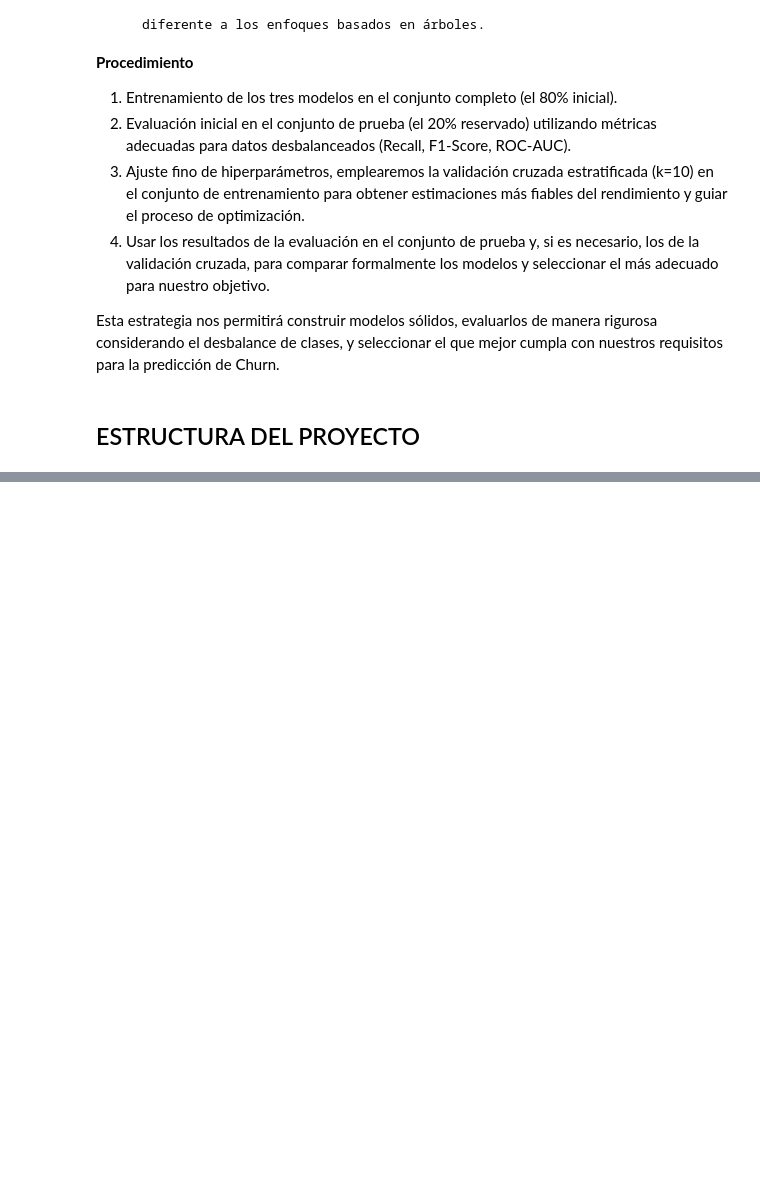
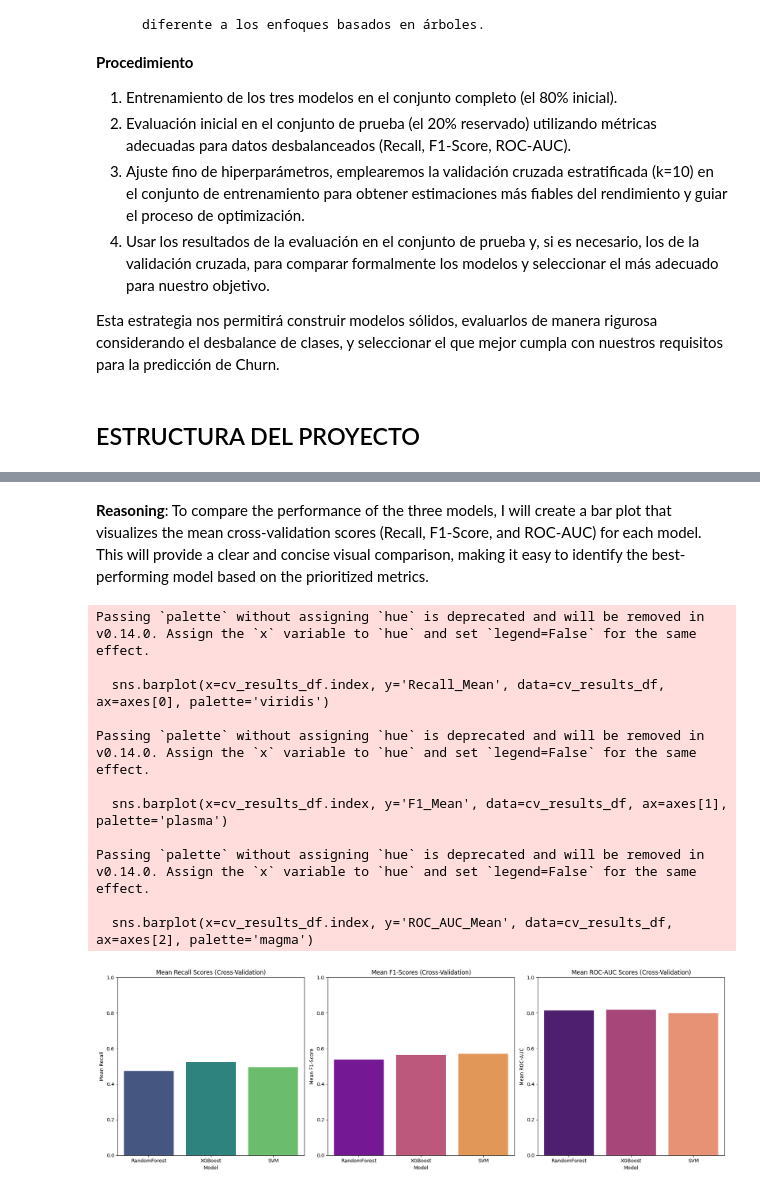
Before and after one commit to mauloredo/Challenge_Telecom_X2, a Jupyter notebook: x2.ipynb, the cells around one changed output, grey strips where cells are left out. Saved outputs shown, nothing was run; the diff lists cells and outputs as text; code cells hidden in the pictures; blank space fills up the shorter version.

```diff
--- a/x2.ipynb
+++ b/x2.ipynb
@@ -1641,0 +1653,17 @@ Objetivo: Identificar las variables clave que impactan en la cancelación de cli
+# %%
+from sklearn.model_selection import train_test_split
+
+# Split the data into training and testing sets
+X_train, X_test, y_train, y_test = train_test_split(
+    X_cleaned,  # Use the cleaned DataFrame
+    y,          # Use the target variable
+    test_size=0.2,
+    random_state=42,
+    stratify=y  # Stratify based on the target variable
+)
+
+# Print the shapes of the resulting sets to verify the split
+print("Shape of X_train:", X_train.shape)
+print("Shape of X_test:", X_test.shape)
+print("Shape of y_train:", y_train.shape)
+print("Shape of y_test:", y_test.shape)
@@ -1641,0 +1781,44 @@ Objetivo: Identificar las variables clave que impactan en la cancelación de cli
+# %% [markdown]
+**Reasoning**:
+To compare the performance of the three models, I will create a bar plot that visualizes the mean cross-validation scores (Recall, F1-Score, and ROC-AUC) for each model. This will provide a clear and concise visual comparison, making it easy to identify the best-performing model based on the prioritized metrics.
+# %%
+# Create a bar plot to compare the cross-validation results
+fig, axes = plt.subplots(1, 3, figsize=(18, 6))
+
+# Plot Recall scores
+sns.barplot(x=cv_results_df.index, y='Recall_Mean', data=cv_results_df, ax=axes[0], palette='viridis')
+axes[0].set_title('Mean Recall Scores (Cross-Validation)')
+axes[0].set_ylabel('Mean Recall')
+axes[0].set_xlabel('Model')
+axes[0].set_ylim(0, 1)
+
+# Plot F1-scores
+sns.barplot(x=cv_results_df.index, y='F1_Mean', data=cv_results_df, ax=axes[1], palette='plasma')
+axes[1].set_title('Mean F1-Scores (Cross-Validation)')
+axes[1].set_ylabel('Mean F1-Score')
+axes[1].set_xlabel('Model')
+axes[1].set_ylim(0, 1)
+
+# Plot ROC-AUC scores
+sns.barplot(x=cv_results_df.index, y='ROC_AUC_Mean', data=cv_results_df, ax=axes[2], palette='magma')
+axes[2].set_title('Mean ROC-AUC Scores (Cross-Validation)')
+axes[2].set_ylabel('Mean ROC-AUC')
+axes[2].set_xlabel('Model')
+axes[2].set_ylim(0, 1)
+
+plt.tight_layout()
+plt.savefig("cv_results_comparison.png")
+plt.show()
+# %% [output]
+Passing `palette` without assigning `hue` is deprecated and will be removed in v0.14.0. Assign the `x` variable to `hue` and set `legend=False` for the same effect.
+
+  sns.barplot(x=cv_results_df.index, y='Recall_Mean', data=cv_results_df, ax=axes[0], palette='viridis')
+
+Passing `palette` without assigning `hue` is deprecated and will be removed in v0.14.0. Assign the `x` variable to `hue` and set `legend=False` for the same effect.
+
+  sns.barplot(x=cv_results_df.index, y='F1_Mean', data=cv_results_df, ax=axes[1], palette='plasma')
+
+Passing `palette` without assigning `hue` is deprecated and will be removed in v0.14.0. Assign the `x` variable to `hue` and set `legend=False` for the same effect.
+
+  sns.barplot(x=cv_results_df.index, y='ROC_AUC_Mean', data=cv_results_df, ax=axes[2], palette='magma')
+[figure, added]
```
Also changed, not shown: parts of 51 cells of this notebook.
